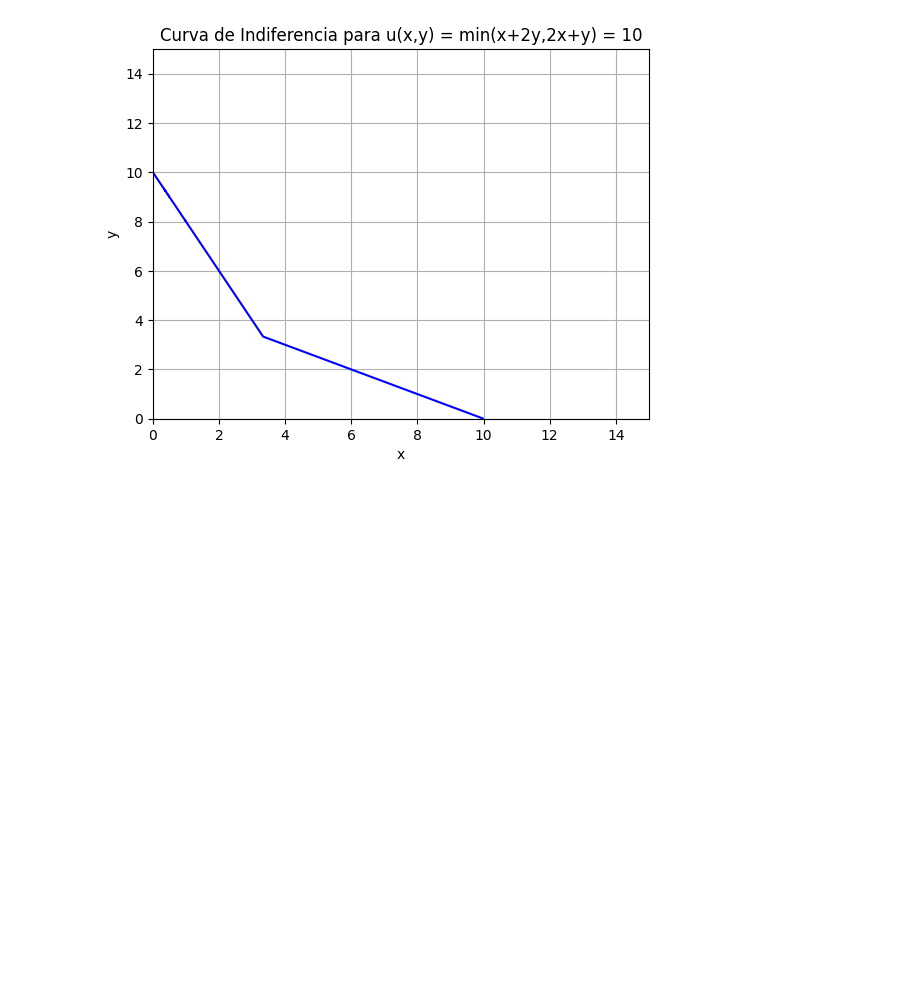
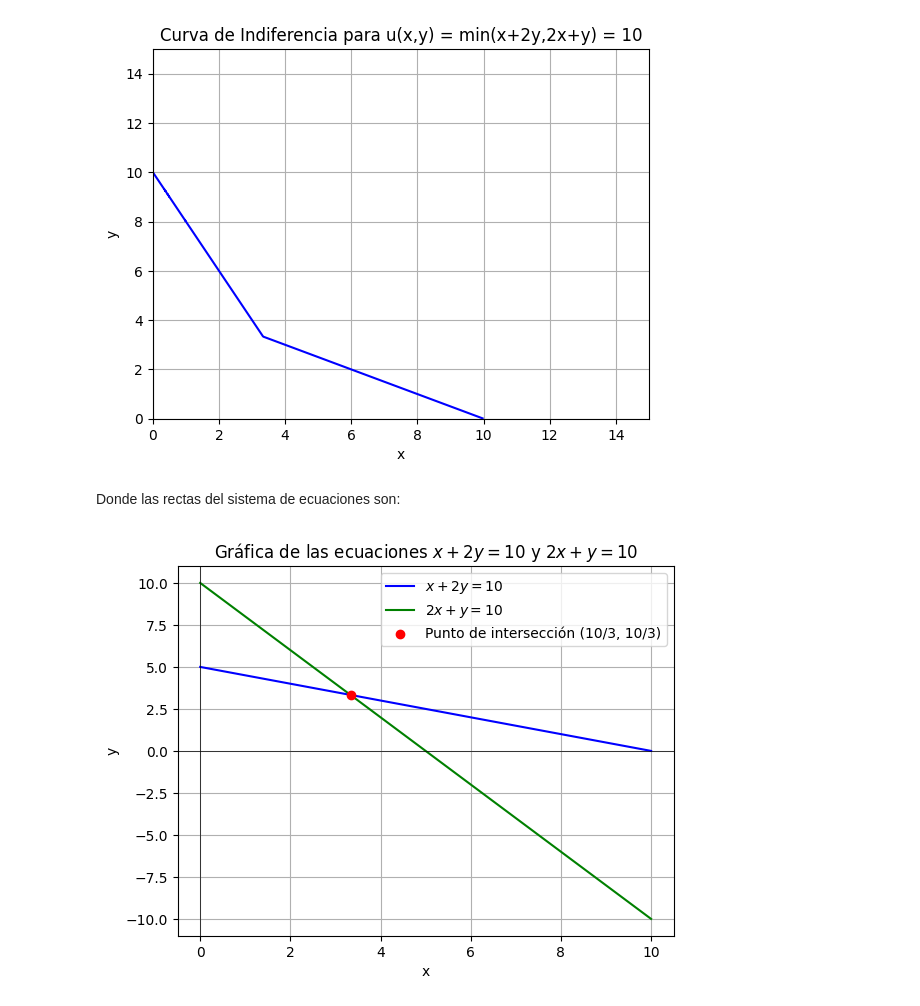
Before and after one commit to claudiarem/Microeconomia, a Jupyter notebook: CIndiferencia2.ipynb, the cells around one changed output. Drawn from its saved outputs; the diff is of its cells as text; code cells hidden in the pictures; blank space fills up the shorter version.

```diff
--- a/CIndiferencia2.ipynb
+++ b/CIndiferencia2.ipynb
@@ -35,3 +35,48 @@ plt.grid(True)
 plt.show()
 # %% [output]
 [figure]
+# %% [markdown]
+Donde las rectas del sistema de ecuaciones son:
+# %%
+import numpy as np
+import matplotlib.pyplot as plt
+
+# Definir las funciones para las dos rectas
+def recta1(x):
+    return (10 - x) / 2  # Ecuación para x + 2y = 10
+
+def recta2(x):
+    return 10 - 2 * x    # Ecuación para 2x + y = 10
+
+# Crear valores de x para graficar
+x_vals = np.linspace(0, 10, 400)
+
+# Calcular los valores de y para cada recta
+y_vals_recta1 = recta1(x_vals)
+y_vals_recta2 = recta2(x_vals)
+
+# Calcular el punto de intersección
+# x = 10/3 y y = 10/3
+interseccion_x = 10/3
+interseccion_y = 10/3
+
+# Graficar las rectas y el punto de intersección
+plt.plot(x_vals, y_vals_recta1, label=r'$x + 2y = 10$', color='blue')
+plt.plot(x_vals, y_vals_recta2, label=r'$2x + y = 10$', color='green')
+plt.scatter(interseccion_x, interseccion_y, color='red', zorder=5, label='Punto de intersección (10/3, 10/3)')
+
+
+
+# Añadir etiquetas y leyenda
+plt.title(r'Gráfica de las ecuaciones $x + 2y = 10$ y $2x + y = 10$')
+plt.xlabel('x')
+plt.ylabel('y')
+plt.axhline(0, color='black',linewidth=0.5)
+plt.axvline(0, color='black',linewidth=0.5)
+plt.legend()
+
+# Mostrar la cuadrícula y gráfico
+plt.grid(True)
+plt.show()
+# %% [output]
+[figure, added]
```
